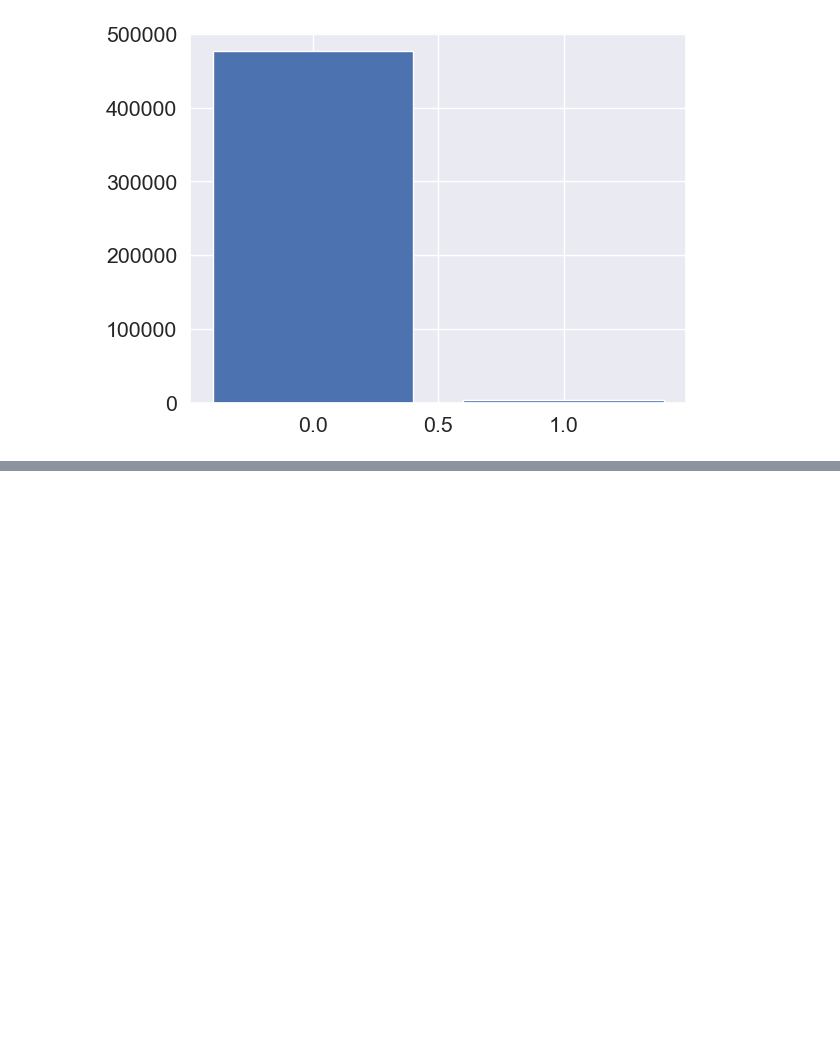
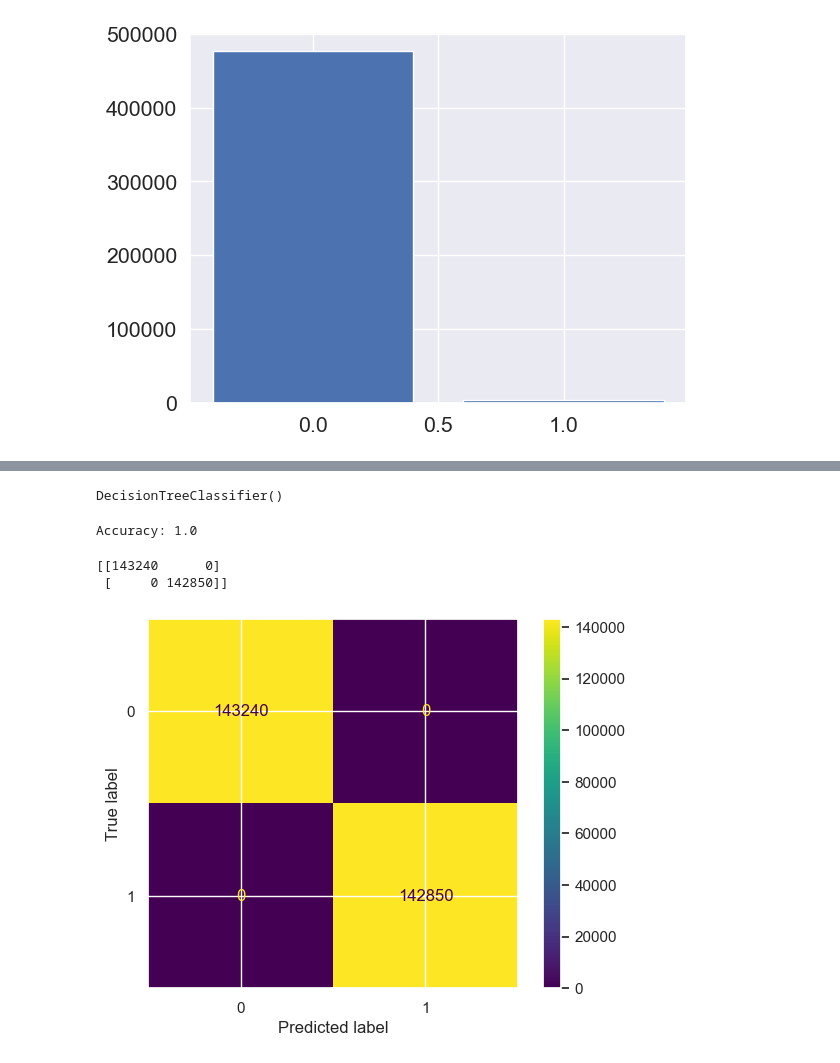
Before and after one commit to Khalidwebmail/synthesis-dataset, a Jupyter notebook: Untitled.ipynb, the cells around one changed output, grey strips where cells are left out. Cells and saved outputs as stored; diff of their text form; code cells hidden in the pictures; blank space fills up the shorter version.

```diff
--- a/Untitled.ipynb
+++ b/Untitled.ipynb
@@ -608,0 +562,4 @@ https://gist.github.com/mwaskom/de44147ed2974457ad6372750bbe5751
+# %%
+clf.fit(X_train, y_train)
+# %% [output]
+DecisionTreeClassifier()
@@ -608,0 +568,5 @@ https://gist.github.com/mwaskom/de44147ed2974457ad6372750bbe5751
+# %%
+accuracy = accuracy_score(y_test, y_pred)
+print("Accuracy:", accuracy)
+# %% [output]
+Accuracy: 1.0
@@ -608,0 +575,18 @@ https://gist.github.com/mwaskom/de44147ed2974457ad6372750bbe5751
+# %%
+print(confusion_matrix(y_test, y_pred))
+# %% [output]
+[[143240      0]
+ [     0 142850]]
+# %%
+import matplotlib.pyplot as plt
+from sklearn.datasets import make_classification
+from sklearn.metrics import confusion_matrix, ConfusionMatrixDisplay
+from sklearn.model_selection import train_test_split
+# Plot the confusion matrix
+cm = confusion_matrix(y_test, y_pred)
+disp = ConfusionMatrixDisplay(confusion_matrix=cm)
+disp.plot()
+
+plt.show()
+# %% [output]
+[figure, added]
```
Also changed, not shown: parts of 72 cells of this notebook.
